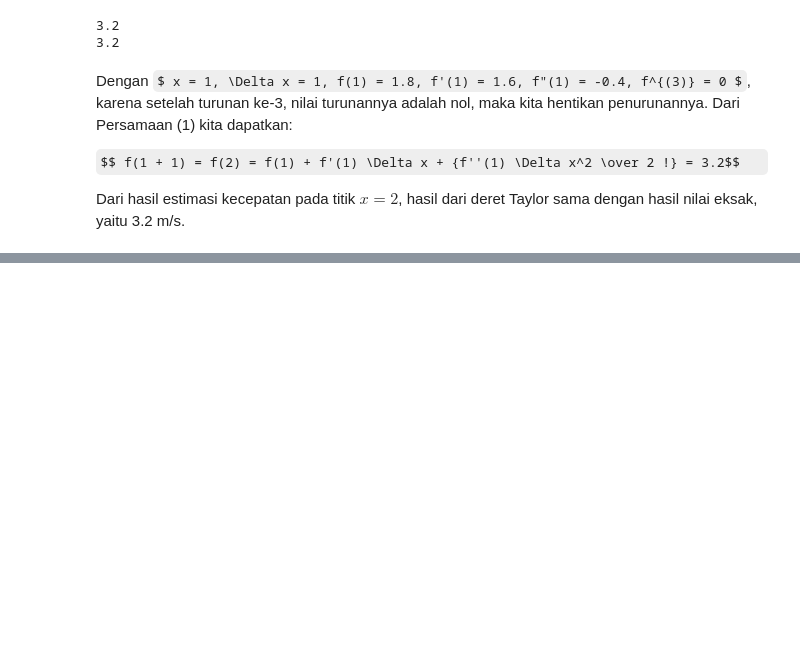
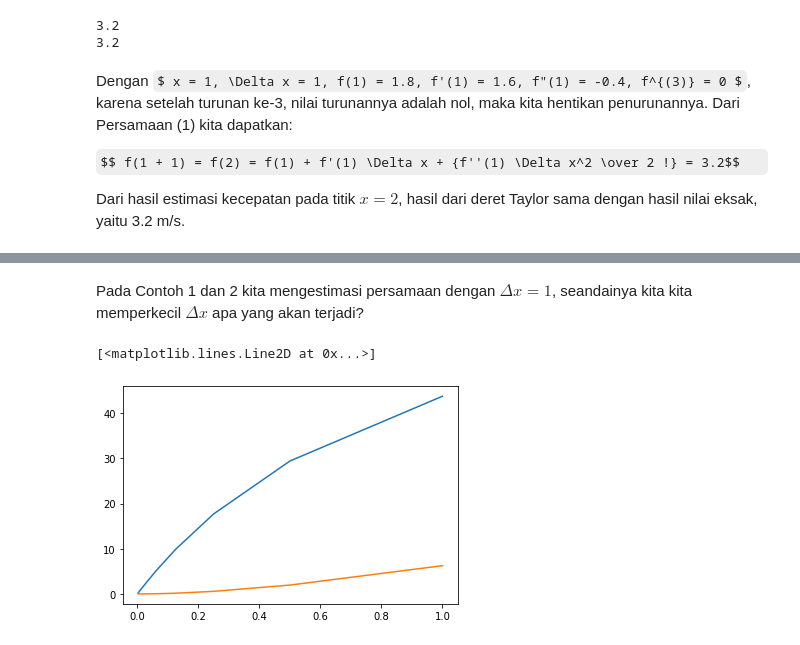
Before and after one commit to geoteknik/metode-komputasi-numerik, a Jupyter notebook: kuliah/02/notebook/deret-taylor.ipynb, the cells around one changed output, grey strips where cells are left out. Cells and saved outputs as stored; diff of their text form; code cells hidden in the pictures; some formulas as TeX source; blank space fills up the shorter version.

```diff
--- a/kuliah/02/notebook/deret-taylor.ipynb
+++ b/kuliah/02/notebook/deret-taylor.ipynb
@@ -125,0 +213,33 @@ Dari contoh tersebut kita bisa mengetahui bahwa deret Taylor adalah suatu cara u
+# %% [markdown]
+Pada Contoh 1 dan 2 kita mengestimasi persamaan dengan $\Delta x = 1$, seandainya kita kita memperkecil $\Delta x$ apa yang akan terjadi?
+# %%
+dx = [Dx/2**i for i in range(0,10)] # nilai x kita perkecil menjadi separuh pada tiap entry list --> dx = [1, 0.5, 0.25, 0.125, 0.0625, 0.03125, 0.015625, 0.0078125, 0.00390625, 0.001953125]
+dx = np.array(dx) # merubah python list menjadi numpy array untuk keperluan numerik
+x0 = 1
+x1 = x0+dx  # x1 = x0 + dx = [1.5, 1.25, 1.125, 1.0625, 1.03125, 1.015625, 1.0078125, 1.00390625, 1.001953125]
+
+# y eksak
+y_e = -0.2*x1**2 + 2*x1
+
+# orde ke-0
+fx0 =  -0.2*x0**2 + 2* x0  #f(x0)
+y_0 = [fx0 for i in dx]
+y_0 = np.array(y_0)
+e_0 = abs(y_e-y_0)*100/y_e
+
+
+# orde ke-1
+f1x0 = -0.4*x0 + 2 #f'(x0)
+# list atau array nilai estimasi y dengan deret Taylor orde ke-1
+y_1 = y_0 + f1x0 * dx
+y_1 = np.array(y_1)
+e_1 = abs(y_e-y_1)*100/y_e
+
+
+fig, ax = plt.subplots()
+ax.plot(dx, e_0)
+ax.plot(dx, e_1)
+# print(e_1)
+# %% [output]
+[<matplotlib.lines.Line2D at 0x...>]
+[figure, added]
```
Also changed, not shown: parts of 15 cells of this notebook.
